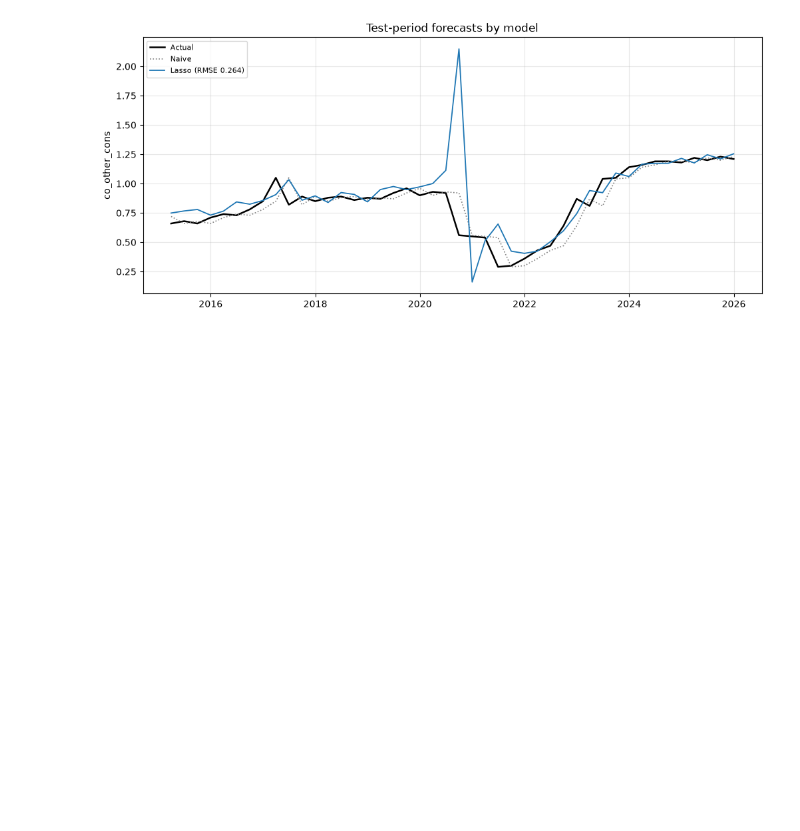
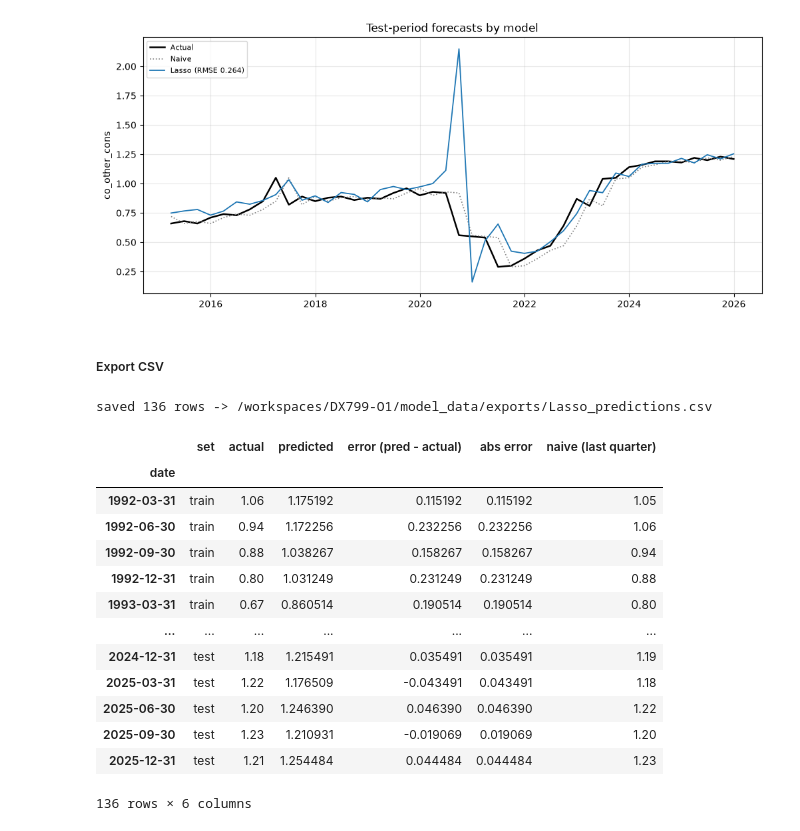
Before and after one commit to andre-bu-gitdev/DX799-O1, a Jupyter notebook: Milestone_1_2_Work_Folder/2. lasso_ridge_elastic-net_regression.ipynb, the cells around one changed output. Saved outputs shown, nothing was run; the diff lists cells and outputs as text; code cells hidden in the pictures; blank space fills up the shorter version.

```diff
--- a/Milestone_1_2_Work_Folder/2. lasso_ridge_elastic-net_regression.ipynb
+++ b/Milestone_1_2_Work_Folder/2. lasso_ridge_elastic-net_regression.ipynb
@@ -41,3 +41,23 @@ recorded 'Lasso' -> /workspaces/DX799-O1/model_data/results
 [figure]
 <Axes: title={'center': 'Test-period forecasts by model'}, ylabel='co_other_cons'>
 [figure]
+# %% [markdown]
+##### Export CSV
+# %%
+export_predictions(best, X_train, X_test, y_train, y_test, name="Lasso")
+# %% [output]
+saved 136 rows -> /workspaces/DX799-O1/model_data/exports/Lasso_predictions.csv
+|  | set | actual | predicted | error (pred - actual) | abs error | naive (last quarter) |
+| date |  |  |  |  |  |  |
+| 1992-03-31 | train | 1.06 | 1.175192 | 0.115192 | 0.115192 | 1.05 |
+| 1992-06-30 | train | 0.94 | 1.172256 | 0.232256 | 0.232256 | 1.06 |
+| 1992-09-30 | train | 0.88 | 1.038267 | 0.158267 | 0.158267 | 0.94 |
+| 1992-12-31 | train | 0.80 | 1.031249 | 0.231249 | 0.231249 | 0.88 |
+| 1993-03-31 | train | 0.67 | 0.860514 | 0.190514 | 0.190514 | 0.80 |
+| ... | ... | ... | ... | ... | ... | ... |
+| 2024-12-31 | test | 1.18 | 1.215491 | 0.035491 | 0.035491 | 1.19 |
+| 2025-03-31 | test | 1.22 | 1.176509 | -0.043491 | 0.043491 | 1.18 |
+| 2025-06-30 | test | 1.20 | 1.246390 | 0.046390 | 0.046390 | 1.22 |
+| 2025-09-30 | test | 1.23 | 1.210931 | -0.019069 | 0.019069 | 1.20 |
+| 2025-12-31 | test | 1.21 | 1.254484 | 0.044484 | 0.044484 | 1.23 |
+136 rows × 6 columns
```
Also changed, not shown: 2 other files.
